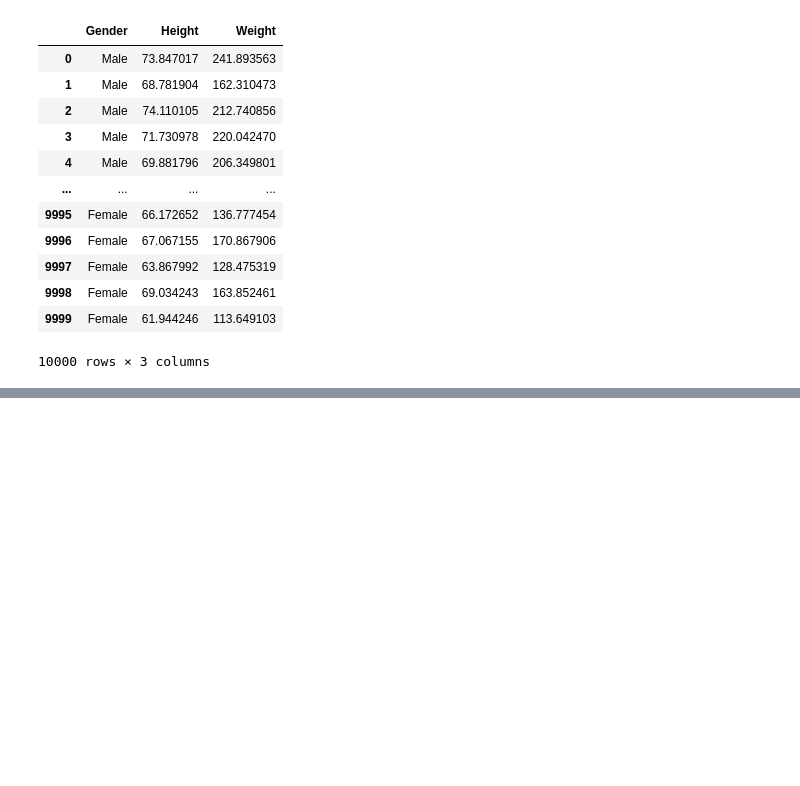
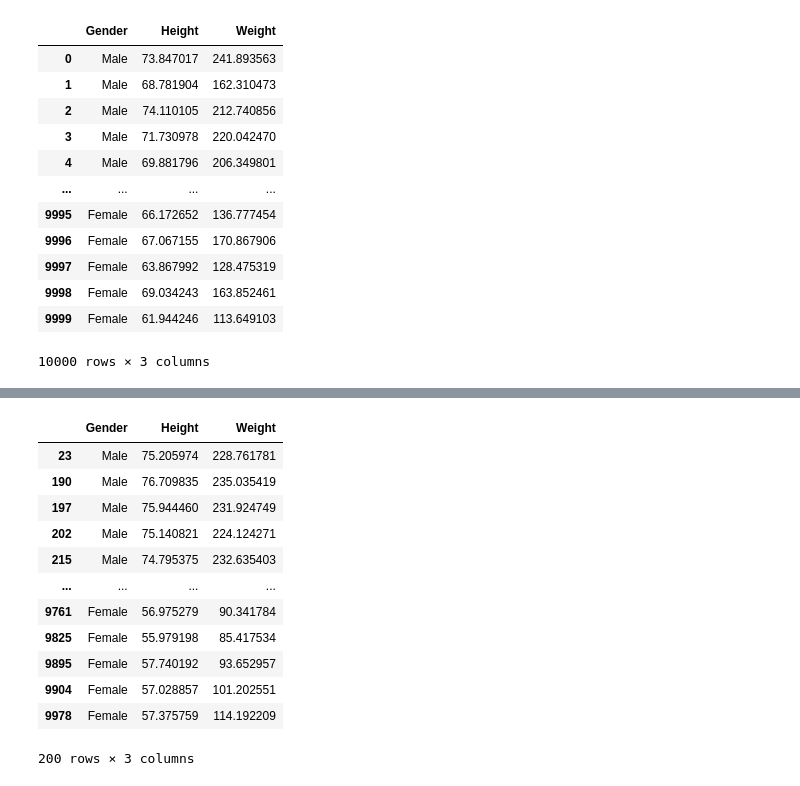
Before and after one commit to rishee-05/PYTHON, a Jupyter notebook: libraries/pandas/Handling outliers.ipynb, the cells around one changed output, grey strips where cells are left out. Saved outputs shown, nothing was run; the diff lists cells and outputs as text; code cells hidden in the pictures; blank space fills up the shorter version.

```diff
--- a/libraries/pandas/Handling outliers.ipynb
+++ b/libraries/pandas/Handling outliers.ipynb
@@ -380,3 +381,8 @@ data
 | 9998 | Female | 69.034243 | 163.852461 |
 | 9999 | Female | 61.944246 | 113.649103 |
 10000 rows × 3 columns
+# %%
+max = data['Height'].quantile(0.99)
+min = data['Height'].quantile(0.01)
+max
+# min
@@ -382,0 +419,18 @@ data
+# %%
+# now operating on outliers
+data[(data['Height'] < min) | (data['Height'] > max)]
+# these are the outliers in height column
+# %% [output]
+|  | Gender | Height | Weight |
+| 23 | Male | 75.205974 | 228.761781 |
+| 190 | Male | 76.709835 | 235.035419 |
+| 197 | Male | 75.944460 | 231.924749 |
+| 202 | Male | 75.140821 | 224.124271 |
+| 215 | Male | 74.795375 | 232.635403 |
+| ... | ... | ... | ... |
+| 9761 | Female | 56.975279 | 90.341784 |
+| 9825 | Female | 55.979198 | 85.417534 |
+| 9895 | Female | 57.740192 | 93.652957 |
+| 9904 | Female | 57.028857 | 101.202551 |
+| 9978 | Female | 57.375759 | 114.192209 |
+200 rows × 3 columns
```
Also changed, not shown: parts of 6 cells of this notebook.
